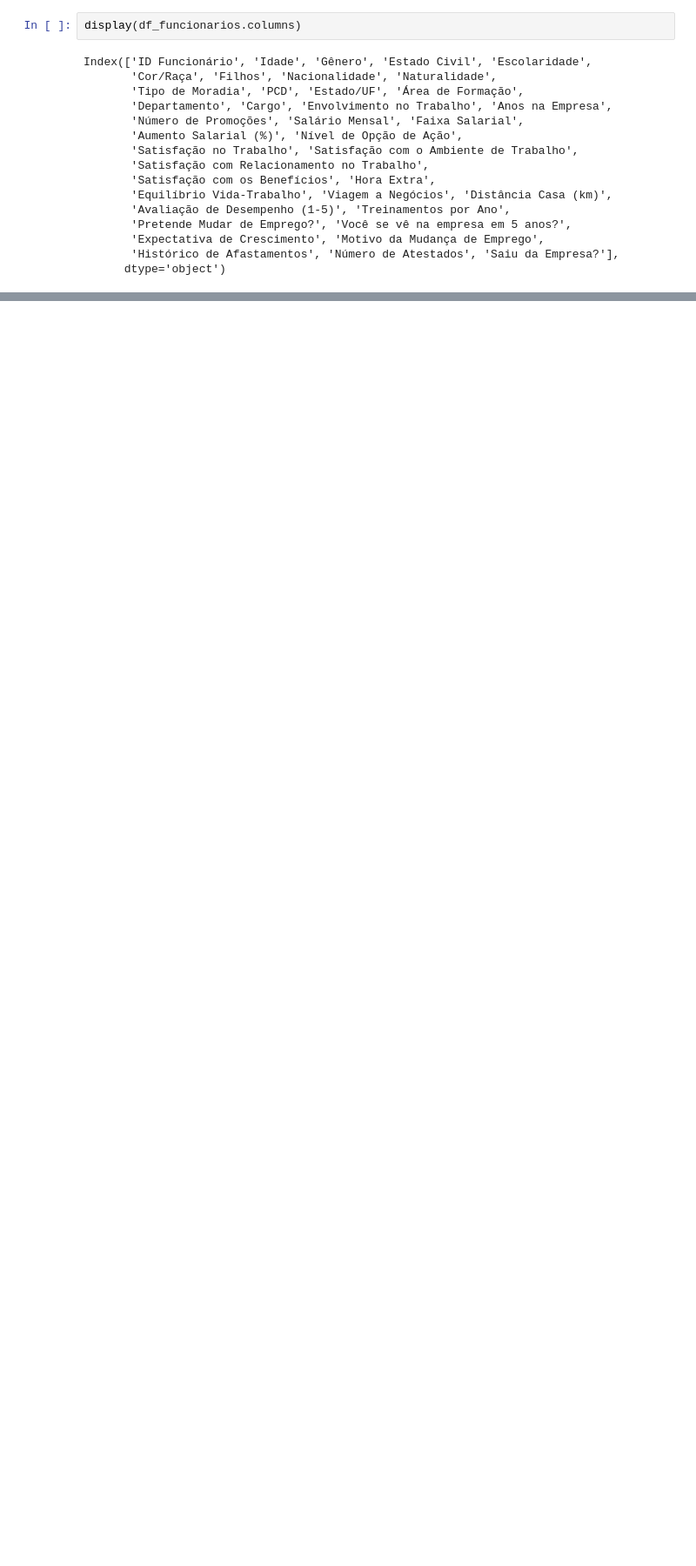
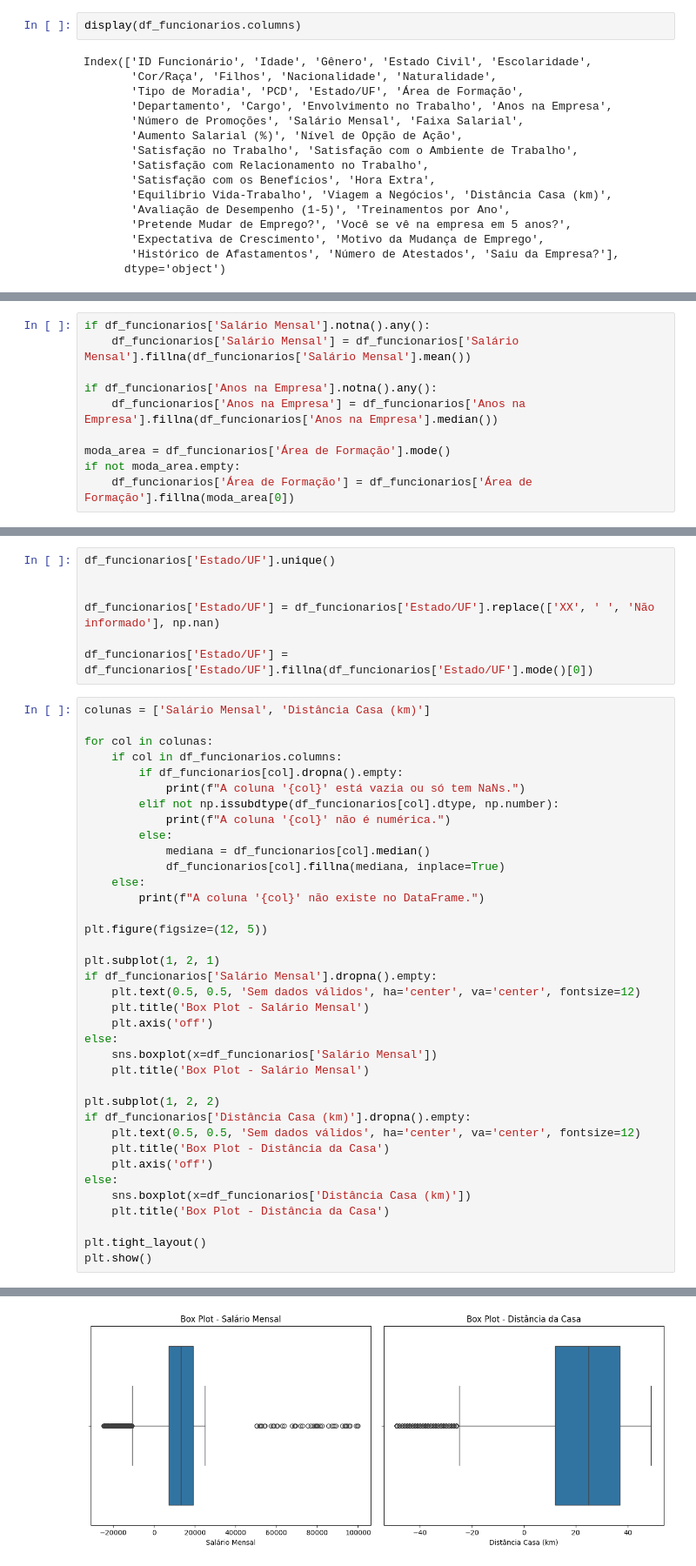
Before and after one commit to LaianeNR/TechCorp-Brasil, a Jupyter notebook: funcao.ipynb, the cells around one changed output, grey strips where cells are left out. Shown: that part at 87% size. Cells and saved outputs as stored; diff of their text form; blank space fills up the shorter version.

Commit message:
Feature: Tratamento dos dados

```diff
--- a/funcao.ipynb
+++ b/funcao.ipynb
@@ -201,0 +208,10 @@ Index(['ID Funcionário', 'Idade', 'Gênero', 'Estado Civil', 'Escolaridade',
+# %%
+if df_funcionarios['Salário Mensal'].notna().any():
+	df_funcionarios['Salário Mensal'] = df_funcionarios['Salário Mensal'].fillna(df_funcionarios['Salário Mensal'].mean())
+
+if df_funcionarios['Anos na Empresa'].notna().any():
+	df_funcionarios['Anos na Empresa'] = df_funcionarios['Anos na Empresa'].fillna(df_funcionarios['Anos na Empresa'].median())
+
+moda_area = df_funcionarios['Área de Formação'].mode()
+if not moda_area.empty:
+	df_funcionarios['Área de Formação'] = df_funcionarios['Área de Formação'].fillna(moda_area[0])
@@ -201,0 +240,45 @@ Index(['ID Funcionário', 'Idade', 'Gênero', 'Estado Civil', 'Escolaridade',
+# %%
+df_funcionarios['Estado/UF'].unique()
+
+
+df_funcionarios['Estado/UF'] = df_funcionarios['Estado/UF'].replace(['XX', ' ', 'Não informado'], np.nan)
+
+df_funcionarios['Estado/UF'] = df_funcionarios['Estado/UF'].fillna(df_funcionarios['Estado/UF'].mode()[0])
+# %%
+colunas = ['Salário Mensal', 'Distância Casa (km)']
+
+for col in colunas:
+    if col in df_funcionarios.columns:
+        if df_funcionarios[col].dropna().empty:
+            print(f"A coluna '{col}' está vazia ou só tem NaNs.")
+        elif not np.issubdtype(df_funcionarios[col].dtype, np.number):
+            print(f"A coluna '{col}' não é numérica.")
+        else:
+            mediana = df_funcionarios[col].median()
+            df_funcionarios[col].fillna(mediana, inplace=True)
+    else:
+        print(f"A coluna '{col}' não existe no DataFrame.")
+
+plt.figure(figsize=(12, 5))
+
+plt.subplot(1, 2, 1)
+if df_funcionarios['Salário Mensal'].dropna().empty:
+    plt.text(0.5, 0.5, 'Sem dados válidos', ha='center', va='center', fontsize=12)
+    plt.title('Box Plot - Salário Mensal')
+    plt.axis('off')
+else:
+    sns.boxplot(x=df_funcionarios['Salário Mensal'])
+    plt.title('Box Plot - Salário Mensal')
+
+plt.subplot(1, 2, 2)
+if df_funcionarios['Distância Casa (km)'].dropna().empty:
+    plt.text(0.5, 0.5, 'Sem dados válidos', ha='center', va='center', fontsize=12)
+    plt.title('Box Plot - Distância da Casa')
+    plt.axis('off')
+else:
+    sns.boxplot(x=df_funcionarios['Distância Casa (km)'])
+    plt.title('Box Plot - Distância da Casa')
+
+plt.tight_layout()
+plt.show()
+# %% [output]
@@ -201,0 +297 @@ Index(['ID Funcionário', 'Idade', 'Gênero', 'Estado Civil', 'Escolaridade',
+[figure, added]
```
Also changed, not shown: parts of 10 cells of this notebook, 1 other file.
